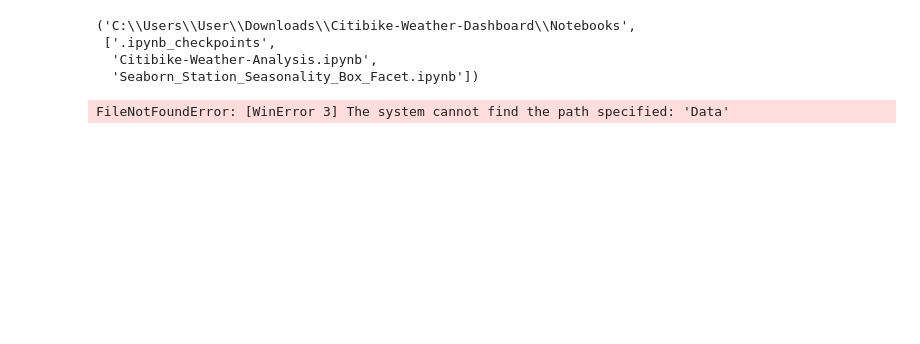
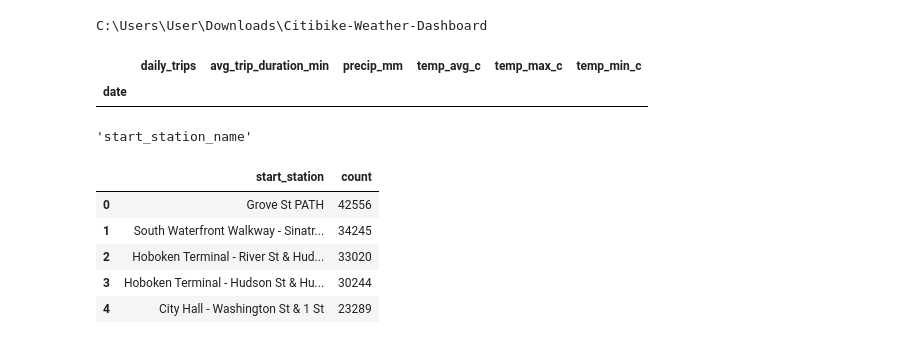
Before and after one commit to TheAnalyst-Shanza/Citibike-Weather-Dashboard, a Jupyter notebook: Notebooks/Seaborn_Station_Seasonality_Box_Facet.ipynb, the cells around one changed output. Drawn from its saved outputs; the diff is of its cells as text; code cells hidden in the pictures; blank space fills up the shorter version.

Commit message:
Update seaborn notebook and clean up notebooks

```diff
--- a/Notebooks/Seaborn_Station_Seasonality_Box_Facet.ipynb
+++ b/Notebooks/Seaborn_Station_Seasonality_Box_Facet.ipynb
@@ -50,13 +11,42 @@ FileNotFoundError: [WinError 3] The system cannot find the path specified: 'Data
-# %%
-import os
-os.getcwd(), os.listdir(".")
-# %% [output]
-('C:\\Users\\User\\Downloads\\Citibike-Weather-Dashboard\\Notebooks',
- ['.ipynb_checkpoints',
-  'Citibike-Weather-Analysis.ipynb',
-  'Seaborn_Station_Seasonality_Box_Facet.ipynb'])
-# %%
-import os
-os.listdir("Data")
-# %% [output]
-FileNotFoundError: [WinError 3] The system cannot find the path specified: 'Data'
+# %%
+os.chdir("..")
+print(os.getcwd())
+# %% [output]
+C:\Users\User\Downloads\Citibike-Weather-Dashboard
+# %%
+DAILY_PATH = r"Data\Processed\citibike_weather_merged_2022.csv"
+daily = pd.read_csv(DAILY_PATH, parse_dates=["date"], index_col="date")
+daily.head()
+# %% [output]
+|  | daily_trips | avg_trip_duration_min | precip_mm | temp_avg_c | temp_max_c | temp_min_c |
+| date |  |  |  |  |  |  |
+# %%
+trip_files = sorted(glob.glob(r"Data\Raw\citibike-2022\*.csv"))
+if len(trip_files) == 0:
+    raise FileNotFoundError("No trip files found under Data\\Raw\\citibike-2022\\*.csv")
+
+# Read just the station column (reduce memory)
+sample_cols = pd.read_csv(trip_files[0], nrows=1).columns.tolist()
+start_station_candidates = [c for c in sample_cols if "start" in c.lower() and "station" in c.lower() and "name" in c.lower()]
+if not start_station_candidates:
+    raise KeyError("Could not find a start station name column in trip data.")
+
+START_STATION_COL = start_station_candidates[0]
+START_STATION_COL
+# %% [output]
+'start_station_name'
+# %%
+stations = pd.concat(
+    (pd.read_csv(f, usecols=[START_STATION_COL], low_memory=False) for f in trip_files),
+    ignore_index=True
+)
+top20 = stations[START_STATION_COL].value_counts().head(20).reset_index()
+top20.columns = ["start_station", "count"]
+top20.head()
+# %% [output]
+|  | start_station | count |
+| 0 | Grove St PATH | 42556 |
+| 1 | South Waterfront Walkway - Sinatr... | 34245 |
+| 2 | Hoboken Terminal - River St & Hud... | 33020 |
+| 3 | Hoboken Terminal - Hudson St & Hu... | 30244 |
+| 4 | City Hall - Washington St & 1 St | 23289 |
```
Also changed, not shown: parts of 17 cells of this notebook.
